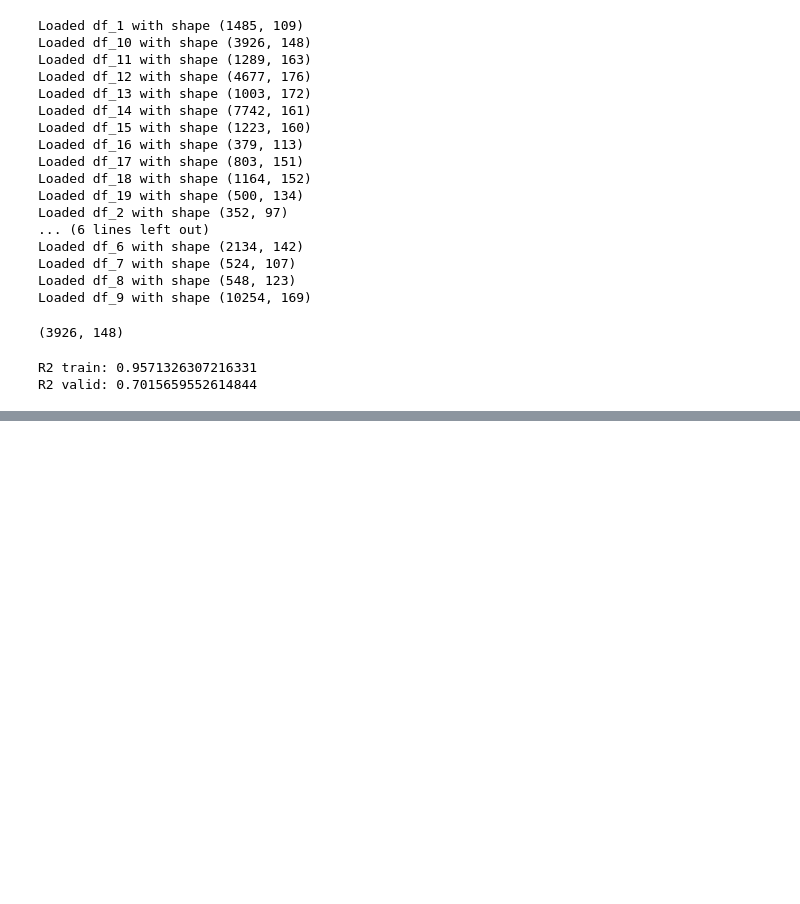
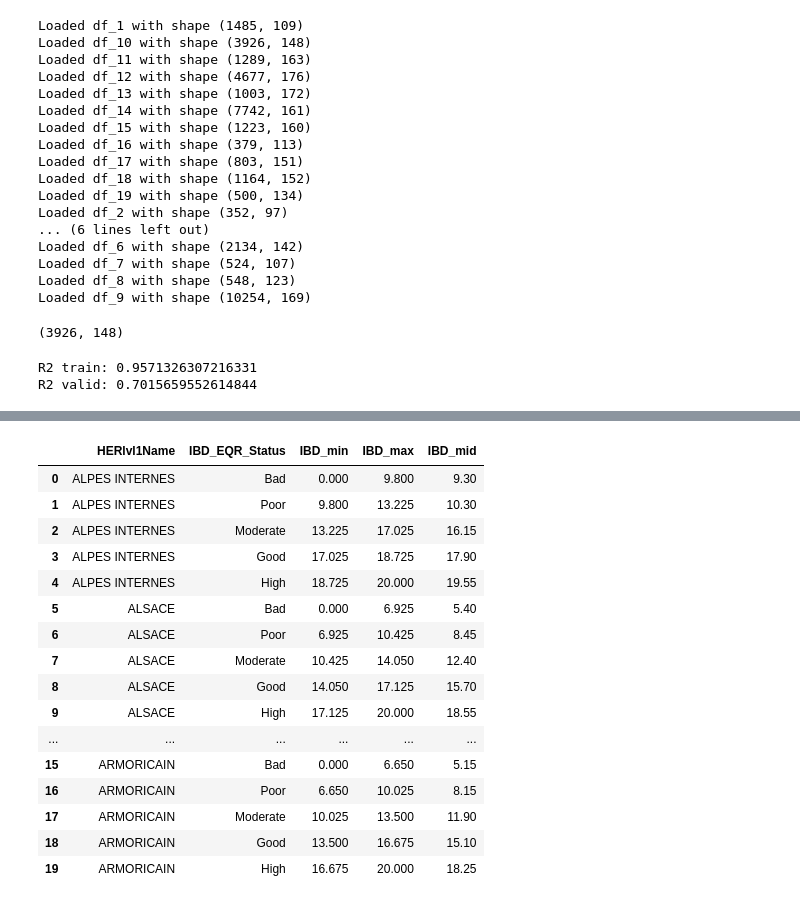
Before and after one commit to heritaco/Empilement-Tobit-CatBoost-et-interpolation-laplacienne-spatio-temporelle-pour-l-IBD-EQR, a Jupyter notebook: notebooks/06_cb_regression/cb_regression.ipynb, the cells around one changed output, grey strips where cells are left out. Cells and saved outputs as stored; diff of their text form; code cells hidden in the pictures; blank space fills up the shorter version.

```diff
--- a/notebooks/06_cb_regression/cb_regression.ipynb
+++ b/notebooks/06_cb_regression/cb_regression.ipynb
@@ -121,0 +425,23 @@ R2 valid: 0.7015659552614844
+# %%
+# load ranges
+    # save to csv
+ranges = pd.read_csv("../../data/processed/ibd_eqr_ranges_by_herlvl1_continuous_midpoint.csv")
+ranges.head(20)
+# %% [output]
+|  | HERlvl1Name | IBD_EQR_Status | IBD_min | IBD_max | IBD_mid |
+| 0 | ALPES INTERNES | Bad | 0.000 | 9.800 | 9.30 |
+| 1 | ALPES INTERNES | Poor | 9.800 | 13.225 | 10.30 |
+| 2 | ALPES INTERNES | Moderate | 13.225 | 17.025 | 16.15 |
+| 3 | ALPES INTERNES | Good | 17.025 | 18.725 | 17.90 |
+| 4 | ALPES INTERNES | High | 18.725 | 20.000 | 19.55 |
+| 5 | ALSACE | Bad | 0.000 | 6.925 | 5.40 |
+| 6 | ALSACE | Poor | 6.925 | 10.425 | 8.45 |
+| 7 | ALSACE | Moderate | 10.425 | 14.050 | 12.40 |
+| 8 | ALSACE | Good | 14.050 | 17.125 | 15.70 |
+| 9 | ALSACE | High | 17.125 | 20.000 | 18.55 |
+| ... | ... | ... | ... | ... | ... |
+| 15 | ARMORICAIN | Bad | 0.000 | 6.650 | 5.15 |
+| 16 | ARMORICAIN | Poor | 6.650 | 10.025 | 8.15 |
+| 17 | ARMORICAIN | Moderate | 10.025 | 13.500 | 11.90 |
+| 18 | ARMORICAIN | Good | 13.500 | 16.675 | 15.10 |
+| 19 | ARMORICAIN | High | 16.675 | 20.000 | 18.25 |
```
Also changed, not shown: parts of 23 cells of this notebook, 8 other files.
